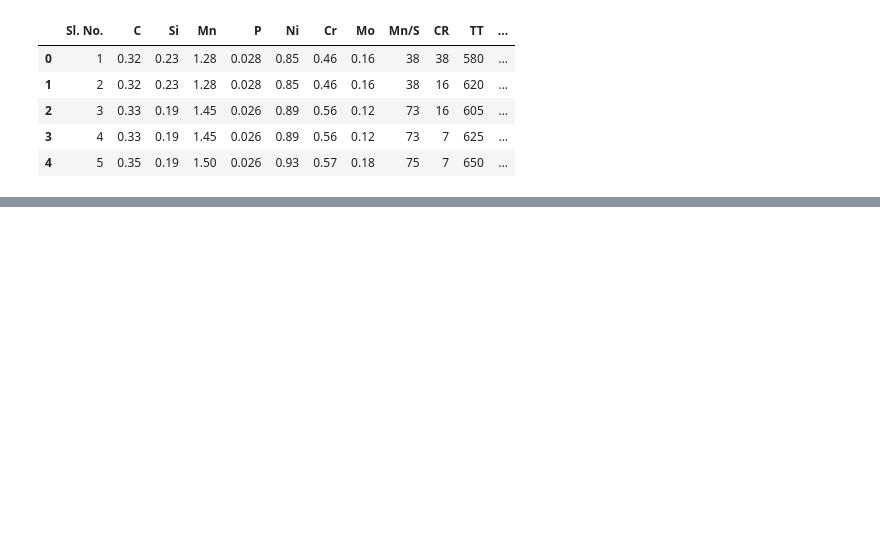
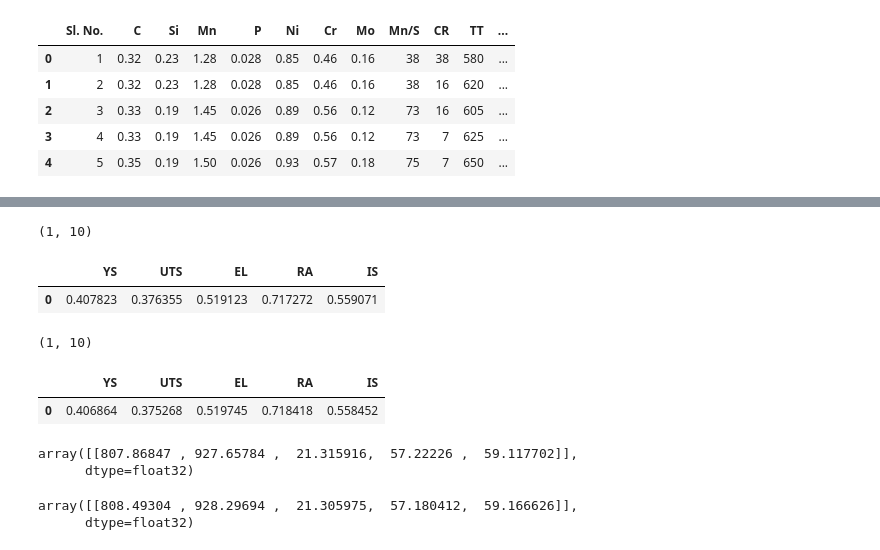
Before and after one commit to Ankit687/StealModeling_ML_Project, a Jupyter notebook: ML_Model/medium_steel_model.ipynb, the cells around one changed output, grey strips where cells are left out. Drawn from its saved outputs; the diff is of its cells as text; code cells hidden in the pictures; blank space fills up the shorter version.

```diff
--- a/ML_Model/medium_steel_model.ipynb
+++ b/ML_Model/medium_steel_model.ipynb
@@ -121,8 +86,19 @@ X_train, X_test, y_train, y_test = train_test_split(X_scaled, y_scaled, train_si
 # %%
 # Model Definition
 
-model = tf.keras.models.Sequential([
+modelSL = tf.keras.models.Sequential([
     tf.keras.layers.Dense(10, activation='sigmoid'),
+    tf.keras.layers.Dropout(0.5),
+    tf.keras.layers.Dense(8, activation='sigmoid'),
+    tf.keras.layers.Dropout(0.5),
+    tf.keras.layers.Dense(5, activation='linear')
+])
+
+
+model2L = tf.keras.models.Sequential([
+    tf.keras.layers.Dense(10, activation='sigmoid'),
+    tf.keras.layers.Dropout(0.5),
+    tf.keras.layers.Dense(11, activation='sigmoid'),
     tf.keras.layers.Dropout(0.5),
     tf.keras.layers.Dense(11, activation='sigmoid'),
     tf.keras.layers.Dropout(0.5),
@@ -133,15 +109,16 @@ model = tf.keras.models.Sequential([
 
 def rmse(y_true, y_pred):
     return tf.math.sqrt(tf.keras.losses.mean_squared_error(y_true, y_pred))
+# %%
+# optimizer for SL and loss function
+optimsl = tf.keras.optimizers.SGD(learning_rate=0.25, momentum=0.9)
+loss = tf.keras.losses.mean_squared_error
 # %%
-# compile model using mse as a measure of model performance
+# compile model using mse as a measure of modelSL performance
 
-optim = tf.keras.optimizers.SGD(learning_rate=0.0025, momentum=0.9)
-loss = tf.keras.losses.mean_squared_error
-
-model.compile(optimizer=optim, loss=loss, metrics = [rmse])
+modelSL.compile(optimizer=optimsl, loss=loss, metrics = [rmse])
 # %%
-# Fitting the model
+# Fitting the modelSL
 
-model.fit(X_train, y_train, epochs=300)
+modelSL.fit(X_train, y_train, epochs=1000)
 # %% [output]
@@ -165,0 +229,14 @@ Epoch 300/300
+# %%
+# taking one row of test dataset
+
+X_test[0].reshape(1, -1).shape
+# %% [output]
+(1, 10)
+# %%
+# Predictions
+
+predicted = modelSL.predict(X_test[0].reshape(1, -1))
+pd.DataFrame(columns=['YS', 'UTS', 'EL', 'RA', 'IS'], data=predicted)
+# %% [output]
+|  | YS | UTS | EL | RA | IS |
+| 0 | 0.407823 | 0.376355 | 0.519123 | 0.717272 | 0.559071 |
@@ -166 +248,31 @@ Epoch 300/300
+# %%
+# Scaling the input values from UI
+
+input_scale = MinMaxScaler()
+
+input_scaled = input_scale.fit_transform(input)
+input_scaled.shape
+# %% [output]
+(1, 10)
+# %%
+# prediction with input values from UI
+output_predicted = modelSL.predict(input_scaled)
+pd.DataFrame(columns=['YS', 'UTS', 'EL', 'RA', 'IS'], data=output_predicted)
+# %% [output]
+|  | YS | UTS | EL | RA | IS |
+| 0 | 0.406864 | 0.375268 | 0.519745 | 0.718418 | 0.558452 |
+# %%
+# convert predicted values to its original states show we can compare our model working for UI
+
+y_scale.inverse_transform(output_predicted)
+# %% [output]
+array([[807.86847 , 927.65784 ,  21.315916,  57.22226 ,  59.117702]],
+      dtype=float32)
+# %%
+# convert predicted values to its original states show we can campare our model working
+
+y_scale.inverse_transform(predicted)
+# %% [output]
+array([[808.49304 , 928.29694 ,  21.305975,  57.180412,  59.166626]],
+      dtype=float32)
 # %%
```
Also changed, not shown: parts of 29 cells of this notebook, 5 other files.
